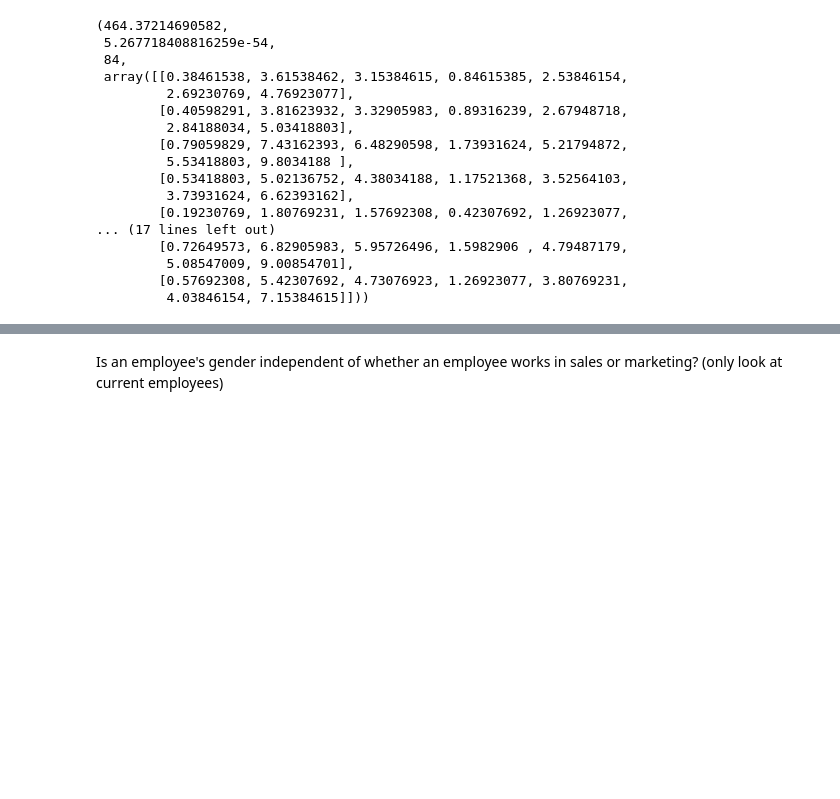
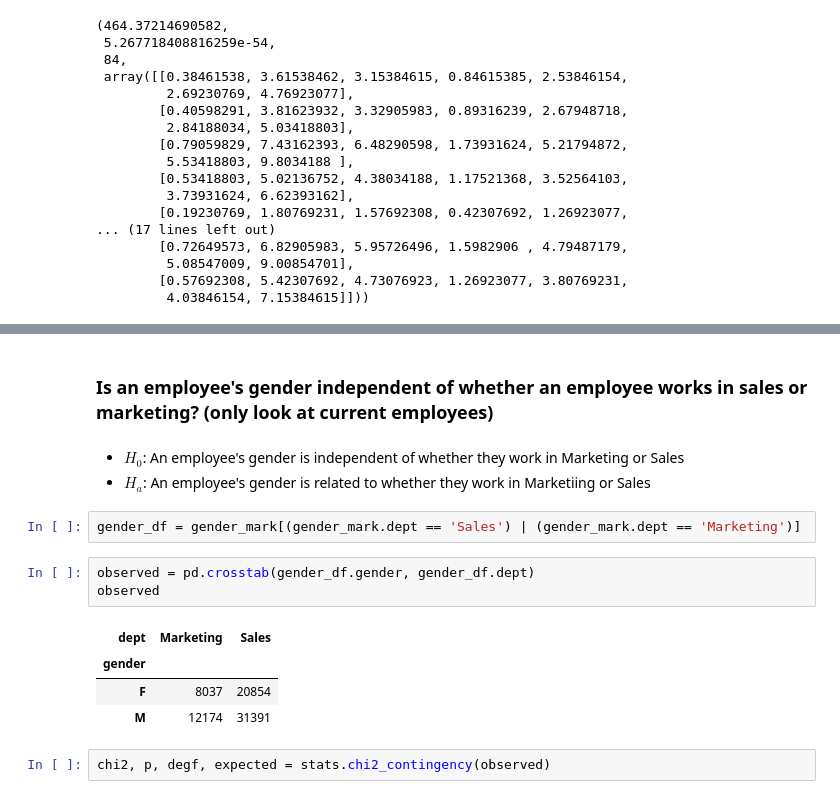
Before and after one commit to David-Howell/statistics-exercises, a Jupyter notebook: hypothesis_testing.ipynb, the cells around one changed output, grey strips where cells are left out. Cells and saved outputs as stored; diff of their text form; blank space fills up the shorter version.

```diff
--- a/hypothesis_testing.ipynb
+++ b/hypothesis_testing.ipynb
@@ -1030,2 +1071,17 @@ Use the data from the employees database to answer these questions:
 # %% [markdown]
-Is an employee's gender independent of whether an employee works in sales or marketing? (only look at current employees)
+### Is an employee's gender independent of whether an employee works in sales or marketing? (only look at current employees)
+# %% [markdown]
+  * $H_{0}$: An employee's gender is independent of whether they work in Marketing or Sales
+  * $H_{a}$: An employee's gender is related to whether they work in Marketiing or Sales
+# %%
+gender_df = gender_mark[(gender_mark.dept == 'Sales') | (gender_mark.dept == 'Marketing')]
+# %%
+observed = pd.crosstab(gender_df.gender, gender_df.dept)
+observed
+# %% [output]
+| dept | Marketing | Sales |
+| gender |  |  |
+| F | 8037 | 20854 |
+| M | 12174 | 31391 |
+# %%
+chi2, p, degf, expected = stats.chi2_contingency(observed)
```
Also changed, not shown: parts of 15 cells of this notebook.
